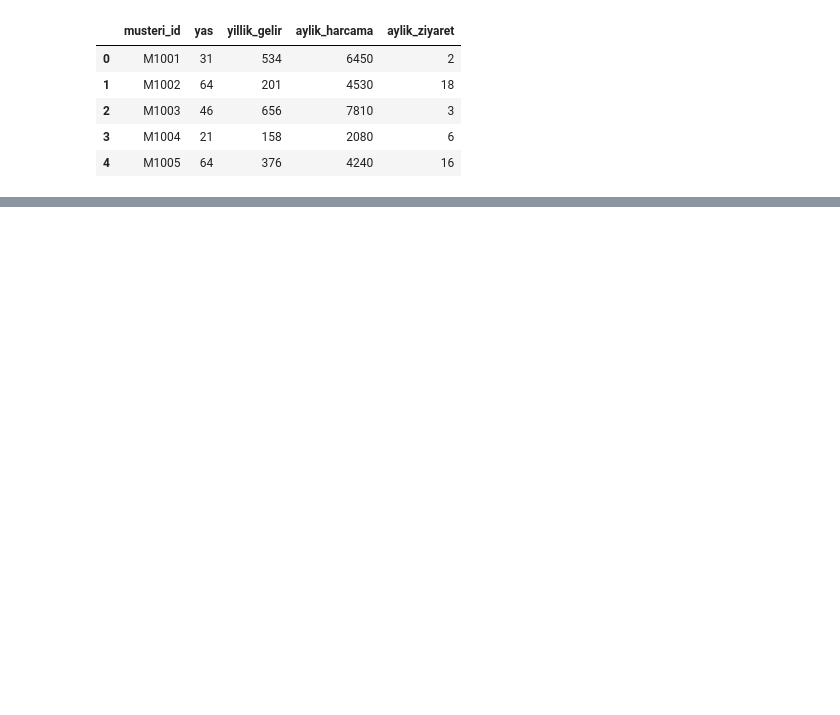
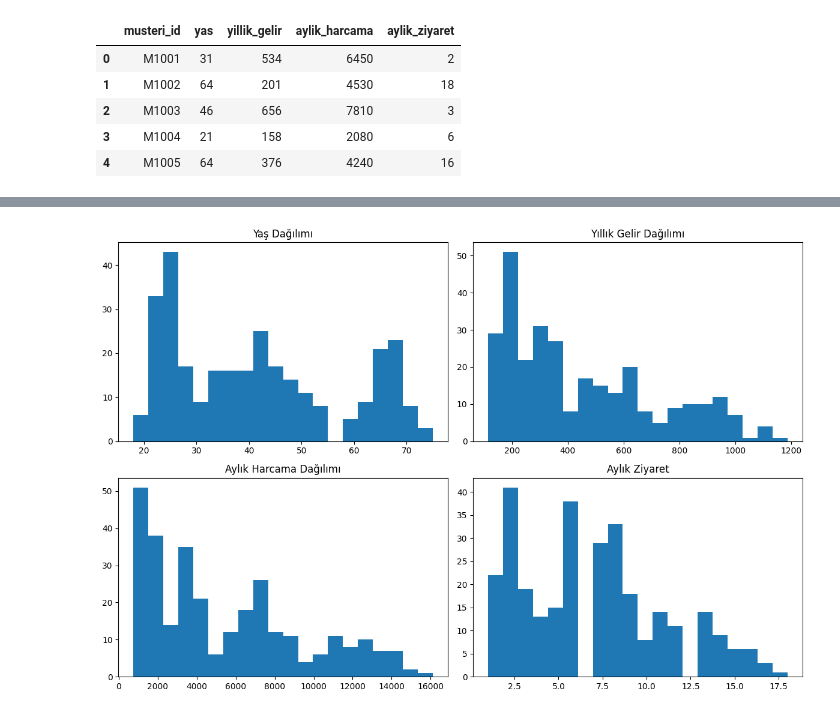
Before and after one commit to europecodingschool/ECS---VB---YZ---08.26, a Jupyter notebook: VB_YZ_Ders_18_1.ipynb, the cells around one changed output, grey strips where cells are left out. Drawn from its saved outputs; the diff is of its cells as text; code cells hidden in the pictures; blank space fills up the shorter version.

```diff
--- a/VB_YZ_Ders_18_1.ipynb
+++ b/VB_YZ_Ders_18_1.ipynb
@@ -22,0 +52,25 @@ df.head()
+# %%
+# Dağılımları İnceleyelim. Yaş ve yıllık gelir. histogram çiziniz.
+
+plt.figure(figsize=(12,8))
+
+plt.subplot(2,2,1)
+plt.hist(df["yas"], bins=20)
+plt.title("Yaş Dağılımı")
+
+plt.subplot(2,2,2)
+plt.hist(df["yillik_gelir"], bins=20)
+plt.title("Yıllık Gelir Dağılımı")
+
+plt.subplot(2,2,3)
+plt.hist(df["aylik_harcama"], bins=20)
+plt.title("Aylık Harcama Dağılımı")
+
+plt.subplot(2,2,4)
+plt.hist(df["aylik_ziyaret"], bins=20)
+plt.title("Aylık Ziyaret")
+
+plt.tight_layout()
+plt.show()
+# %% [output]
+[figure, added]
```
Also changed, not shown: parts of 9 cells of this notebook.
